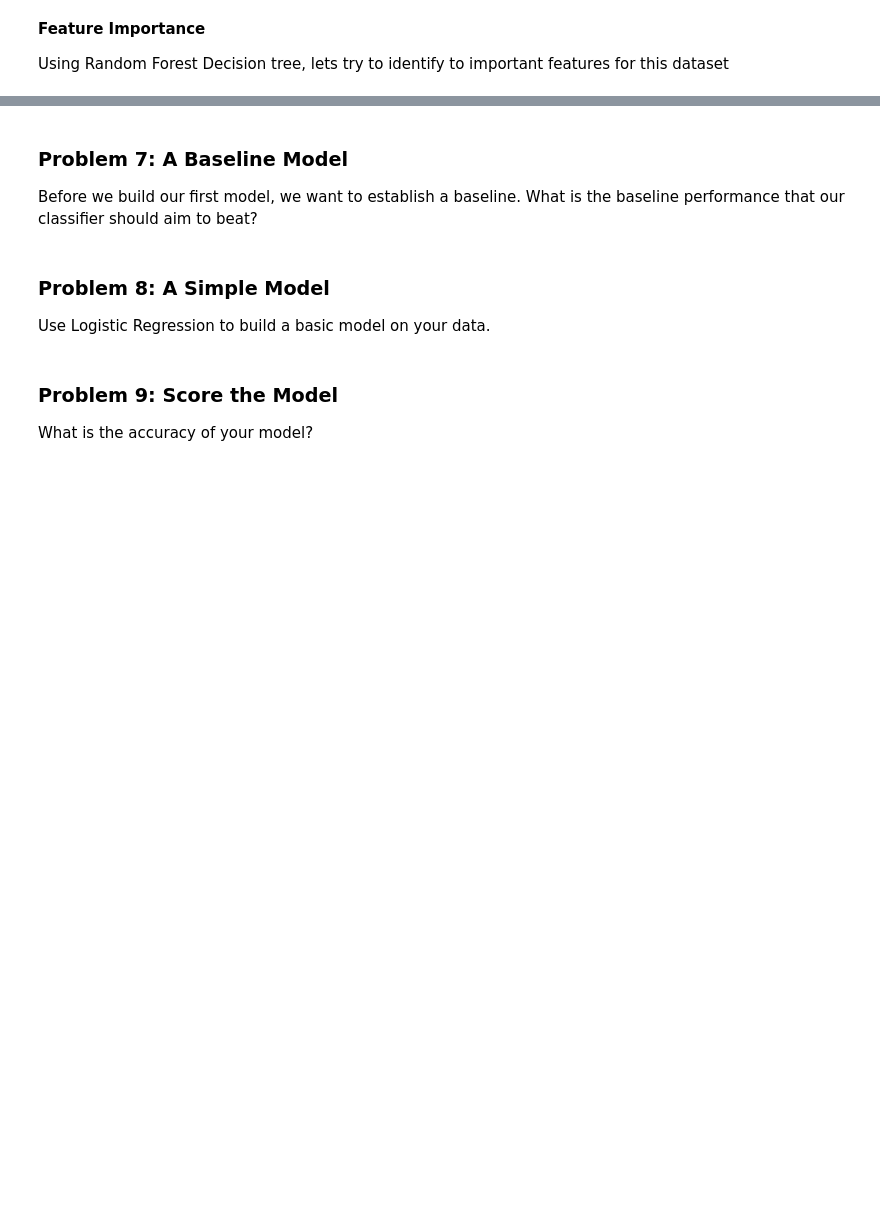
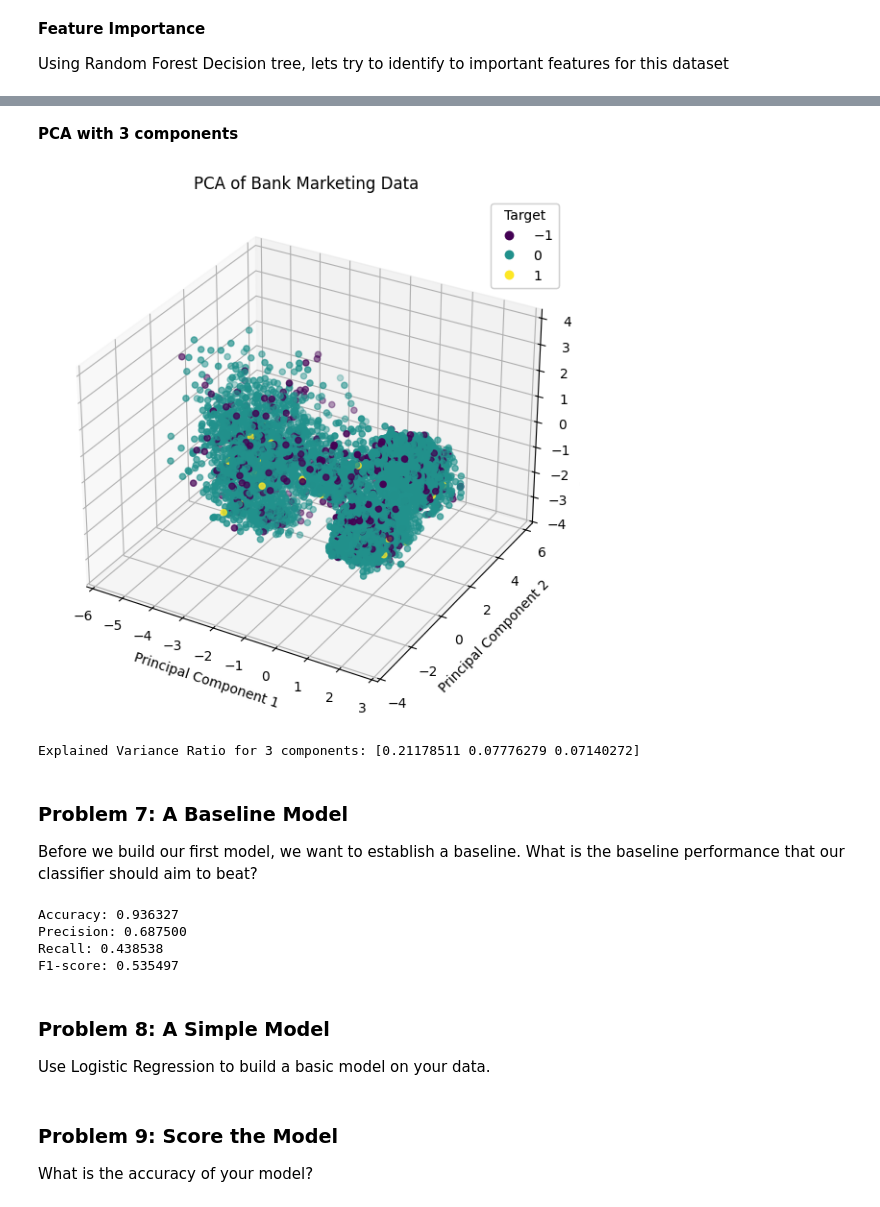
Before and after one commit to purnachand1186/bankMarketing_ML, a Jupyter notebook: prompt_III.ipynb, the cells around one changed output, grey strips where cells are left out. Drawn from its saved outputs; the diff is of its cells as text; code cells hidden in the pictures; blank space fills up the shorter version.

```diff
--- a/prompt_III.ipynb
+++ b/prompt_III.ipynb
@@ -545,7 +584,65 @@ plt.show()
+# %% [markdown]
+**PCA with 3 components**
+# %%
+pca2 = PCA(n_components=3)
+X_train_pca2 = pca2.fit_transform(X_train)
+X_test_pca2 = pca2.transform(X_test)
+
+# Create a DataFrame for the PCA results
+pca_df2 = pd.DataFrame(data=X_test_pca2, columns=['PC1', 'PC2','PC3'])
+pca_df2['target'] = df['y']
+
+# Plot the PCA result
+fig = plt.figure(figsize=(10, 7))
+ax = fig.add_subplot(111, projection='3d')
+scatter = ax.scatter(pca_df2['PC1'], pca_df2['PC2'], pca_df2['PC3'], c=pca_df2['target'].astype('category').cat.codes, cmap='viridis')
+
+# Add labels and title
+ax.set_title('PCA of Bank Marketing Data')
+ax.set_xlabel('Principal Component 1')
+ax.set_ylabel('Principal Component 2')
+ax.set_zlabel('Principal Component 3')
+
+# Add legend
+legend1 = ax.legend(*scatter.legend_elements(), title="Target")
+ax.add_artist(legend1)
+
+plt.show()
+# %% [output]
+[figure, added]
+# %%
+# Explained variance ratio
+explained_variance_ratio = pca2.explained_variance_ratio_
+print("Explained Variance Ratio for 3 components:", explained_variance_ratio)
+# %% [output]
+Explained Variance Ratio for 3 components: [0.21178511 0.07776279 0.07140272]
 # %% [markdown]
 ### Problem 7: A Baseline Model
 
 Before we build our first model, we want to establish a baseline.  What is the baseline performance that our classifier should aim to beat?
+# %%
+#build a decision tree base model
+from sklearn.tree import DecisionTreeRegressor
+from sklearn.metrics import accuracy_score, precision_score, recall_score, f1_score
+dt_model = DecisionTreeClassifier(max_depth=5)
+dt_model.fit(X_train, y_train)
+
+y_pred = dt_model.predict(X_test)
+
+accuracy = accuracy_score(y_test, y_pred)
+precision = precision_score(y_test, y_pred)
+recall = recall_score(y_test, y_pred)
+f1 = f1_score(y_test, y_pred)
+
+print("Accuracy: {:.6f}".format(accuracy))
+print("Precision: {:.6f}".format(precision))
+print("Recall: {:.6f}".format(recall))
+print("F1-score: {:.6f}".format(f1))
+# %% [output]
+Accuracy: 0.936327
+Precision: 0.687500
+Recall: 0.438538
+F1-score: 0.535497
 # %% [markdown]
 ### Problem 8: A Simple Model
 
```
Also changed, not shown: parts of 14 cells of this notebook.
